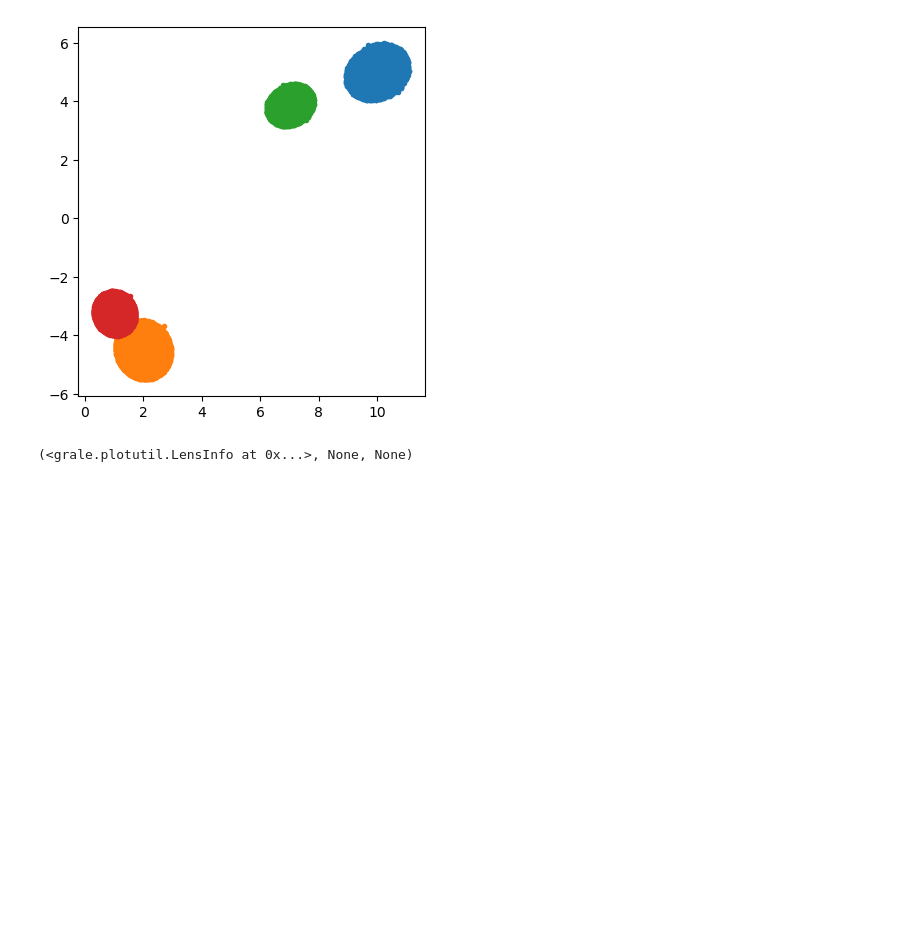
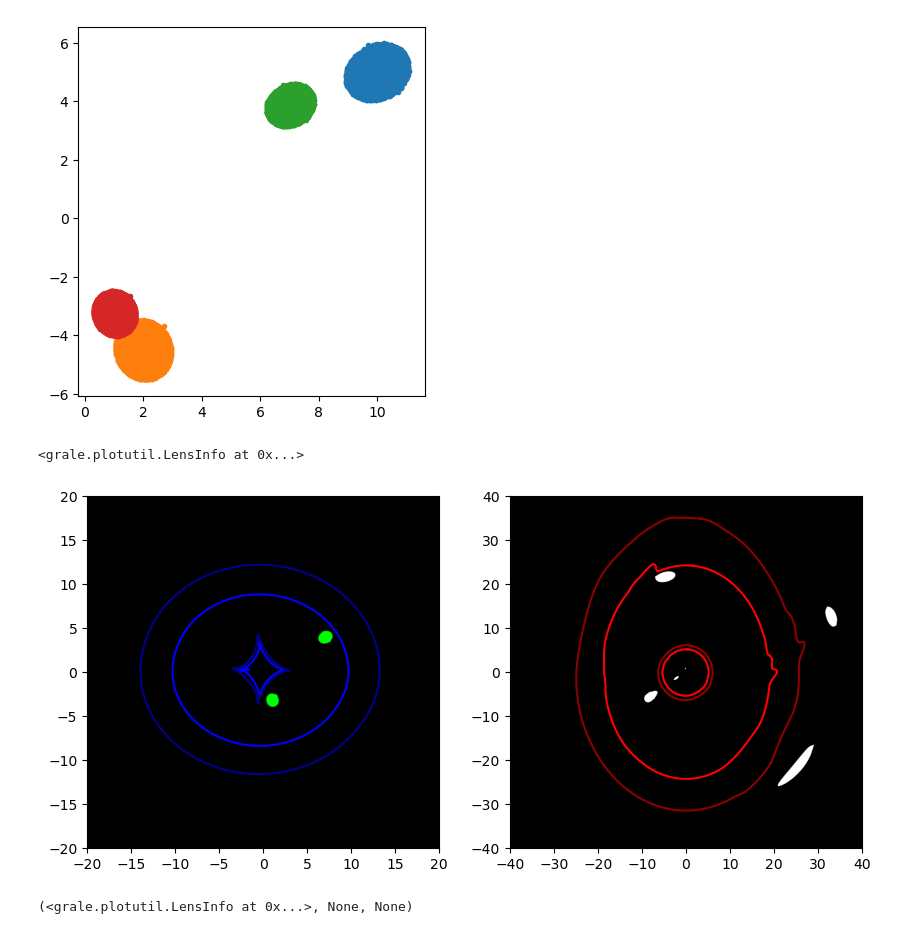
Before and after one commit to j0r1/LensModels, a Jupyter notebook: 2008MNRAS.386..307L_MSD/ring_msd_reconstruct.ipynb, the cells around one changed output. Saved outputs shown, nothing was run; the diff lists cells and outputs as text; code cells hidden in the pictures; blank space fills up the shorter version.

```diff
--- a/2008MNRAS.386..307L_MSD/ring_msd_reconstruct.ipynb
+++ b/2008MNRAS.386..307L_MSD/ring_msd_reconstruct.ipynb
@@ -357,7 +385,7 @@ for p in centerPoints:
         "factor": curFactor,
         "angle": 0,
         "lens": createCircularScaleDegenLens(zd, p, [{"imgdata": imgDat1, "z": zs1},
-                                                     {"imgdata": imgDat2, "z": zs2}], cosm)
+                                                     {"imgdata": imgDat2, "z": zs2}], cosm)[0]
     })
 
     curFactor *= lamb
@@ -373,5 +401,26 @@ plotutil.plotImagesData(iws.backProject(nsie) + iws.backProject(complexDegen))
 plt.gca().set_aspect("equal")
 # %% [output]
 [figure]
+# %%
+bp1, bp2 = iws.backProject(complexDegen)
+src1New = images.createSourceFromImagesData(bp1)
+src2New = images.createSourceFromImagesData(bp2)
 # %%
-lensInfoComplexDegen = plotutil.LensInfo(complexDegen, size=120*ANGLE_ARCSEC, numxy=1023, zd=zd, zs=zs1, cosmology=cosm)
+lensInfoComplexDegen = plotutil.LensInfo(complexDegen, size=80*ANGLE_ARCSEC, numxy=1023, zd=zd, zs=zs1, cosmology=cosm)
+# %%
+plt.figure(figsize=(10,5))
+plt.subplot(1,2,1)
+plotutil.plotImagePlane(lensInfoComplexDegen, sources=[
+    { "shape": src1New, "z": zs1 },
+    { "shape": src2New, "z": zs2 }
+], critColor = [ 'red', 'darkred'], caustColor = [ 'blue', 'darkblue'], plotCriticalLines=False, plotImages=False)
+plt.gca().set_xlim([-20,20])
+plt.gca().set_ylim([-20,20]);
+plt.subplot(1,2,2)
+plotutil.plotImagePlane(lensInfoComplexDegen, sources=[
+    { "shape": src1New, "z": zs1 },
+    { "shape": src2New, "z": zs2 }
+], critColor = [ 'red', 'darkred'], caustColor = [ 'blue', 'darkblue'], plotCaustics=False, plotSources=False)
+# %% [output]
+<grale.plotutil.LensInfo at 0x...>
+[figure, added]
```
Also changed, not shown: parts of 7 cells of this notebook.
